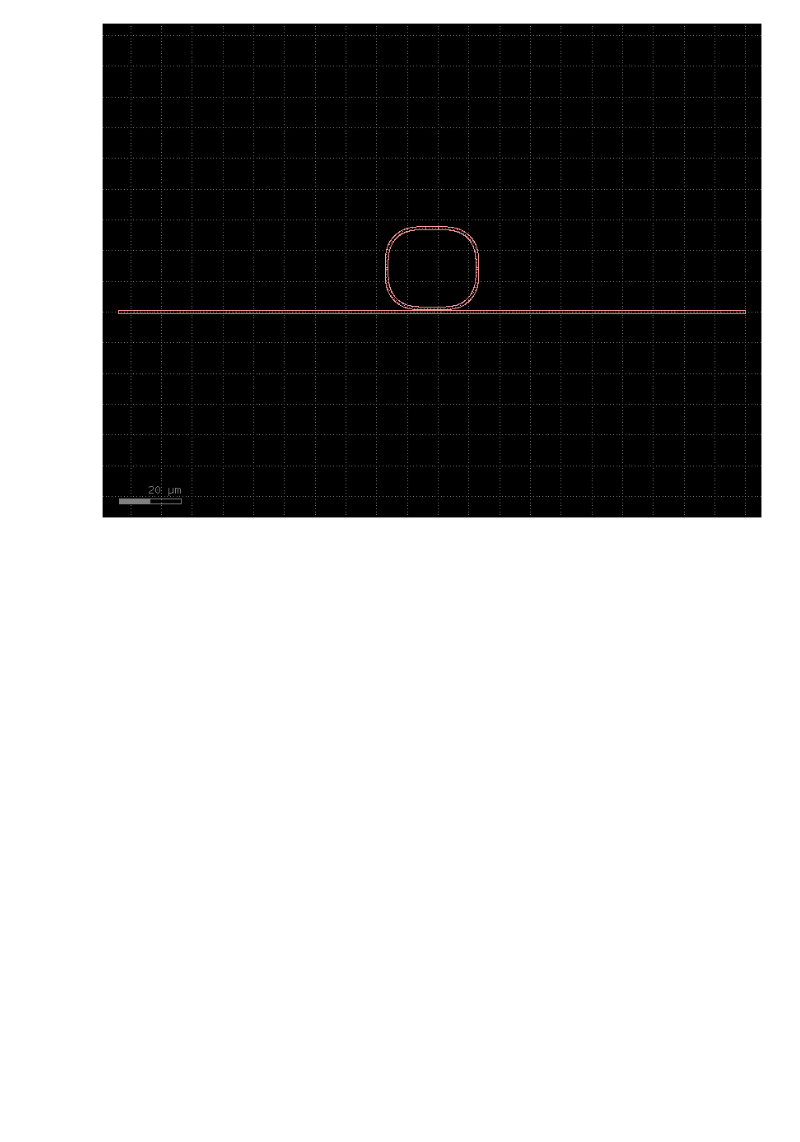
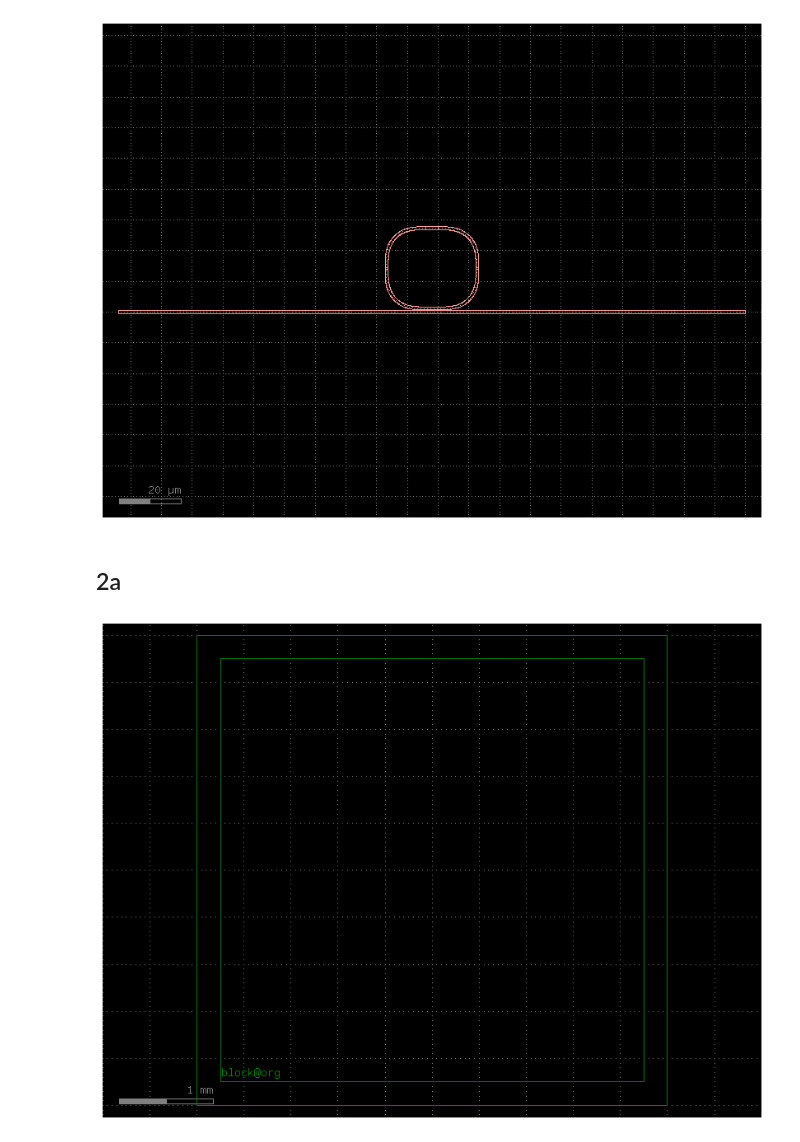
Before and after one commit to antpial/cifoin-lab4, a Jupyter notebook: LAYOUT_Student.ipynb, the cells around one changed output. Saved outputs shown, nothing was run; the diff lists cells and outputs as text; code cells hidden in the pictures; blank space fills up the shorter version.

```diff
--- a/LAYOUT_Student.ipynb
+++ b/LAYOUT_Student.ipynb
@@ -356,3 +356,22 @@ c_ring = gf.components.ring_single(
 c_ring.plot()
 # %% [output]
 [figure]
+# %% [markdown]
+## 2a
+# %%
+@gf.cell
+def die(dieL=5000, dieW=5000, border=250, layer_box="FLOORPLAN"):
+    box = gf.Component()
+    obox = box.add_ref(gf.components.rectangle(size=(dieW, dieL), layer=layer_box))
+    ibox = box.add_ref(gf.components.rectangle(size=(dieW-border*2, dieL-border*2),
+                                               layer=layer_box)).dmovex(border).dmovey(border)
+    box = gf.boolean(A=obox, B=ibox, operation="A-B", layer=layer_box)
+
+    box.add_port(name="block@org", center=[border, border], width=1, orientation=0, layer=layer_box)
+    box.draw_ports()
+    return box
+
+my_chip = die()
+my_chip.plot()
+# %% [output]
+[figure, added]
```
Also changed, not shown: parts of 17 cells of this notebook.
